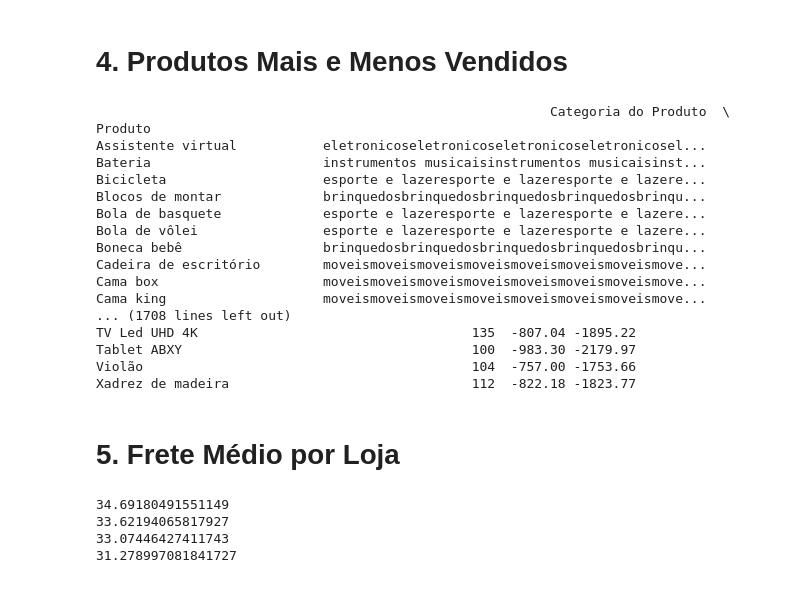
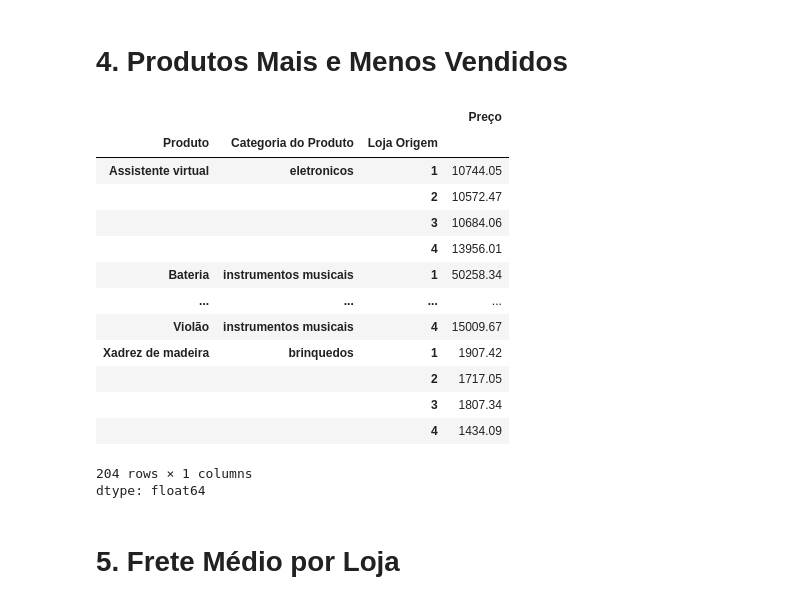
Before and after one commit to Sarmentos/Challenge-Alura-Store, a Jupyter notebook: AluraStoreBr.ipynb, the cells around one changed output. Drawn from its saved outputs; the diff is of its cells as text; code cells hidden in the pictures.

```diff
--- a/AluraStoreBr.ipynb
+++ b/AluraStoreBr.ipynb
@@ -97,25 +102,26 @@ produto4 = loja4.groupby(loja4.columns[loja4.columns.str.contains('Produto')][0]
-# %%
-print(produto)
-print(produto2)
-print(produto3)
-print(produto4)
-# %% [output]
-                                                          Categoria do Produto  \
-Produto
-Assistente virtual           eletronicoseletronicoseletronicoseletronicosel...
-Bateria                      instrumentos musicaisinstrumentos musicaisinst...
-Bicicleta                    esporte e lazeresporte e lazeresporte e lazere...
-Blocos de montar             brinquedosbrinquedosbrinquedosbrinquedosbrinqu...
-Bola de basquete             esporte e lazeresporte e lazeresporte e lazere...
-Bola de vôlei                esporte e lazeresporte e lazeresporte e lazere...
-Boneca bebê                  brinquedosbrinquedosbrinquedosbrinquedosbrinqu...
-Cadeira de escritório        moveismoveismoveismoveismoveismoveismoveismove...
-Cama box                     moveismoveismoveismoveismoveismoveismoveismove...
-Cama king                    moveismoveismoveismoveismoveismoveismoveismove...
-... (1708 lines left out)
-TV Led UHD 4K                                   135  -807.04 -1895.22
-Tablet ABXY                                     100  -983.30 -2179.97
-Violão                                          104  -757.00 -1753.66
-Xadrez de madeira                               112  -822.18 -1823.77
+# %%
+def agrupar_por_produto(df):
+    coluna_produto_mais_vendido = df.columns[df.columns.str.contains('produto', case=False)][0]
+    coluna_produto_menos_vendido = df.columns[df.columns.str.contains('produto', case=False)][1]
+    agrupado = df.groupby([coluna_produto_mais_vendido, coluna_produto_menos_vendido, 'Loja Origem']).sum(numeric_only=True)
+    return agrupado
+# %%
+agrupar_por_produto(df)['Preço']
+# %% [output]
+|  |  |  | Preço |
+| Produto | Categoria do Produto | Loja Origem |  |
+| Assistente virtual | eletronicos | 1 | 10744.05 |
+|  |  | 2 | 10572.47 |
+|  |  | 3 | 10684.06 |
+|  |  | 4 | 13956.01 |
+| Bateria | instrumentos musicais | 1 | 50258.34 |
+| ... | ... | ... | ... |
+| Violão | instrumentos musicais | 4 | 15009.67 |
+| Xadrez de madeira | brinquedos | 1 | 1907.42 |
+|  |  | 2 | 1717.05 |
+|  |  | 3 | 1807.34 |
+|  |  | 4 | 1434.09 |
+204 rows × 1 columns
+dtype: float64
 # %% [markdown]
 # 5. Frete Médio por Loja
@@ -127,10 +127,0 @@ frete_medio4 = loja4['Frete'].mean()
-# %%
-print(frete_medio)
-print(frete_medio2)
-print(frete_medio3)
-print(frete_medio4)
-# %% [output]
-34.69180491551149
-33.62194065817927
-33.07446427411743
-31.278997081841727
```
Also changed, not shown: parts of 16 cells of this notebook.
